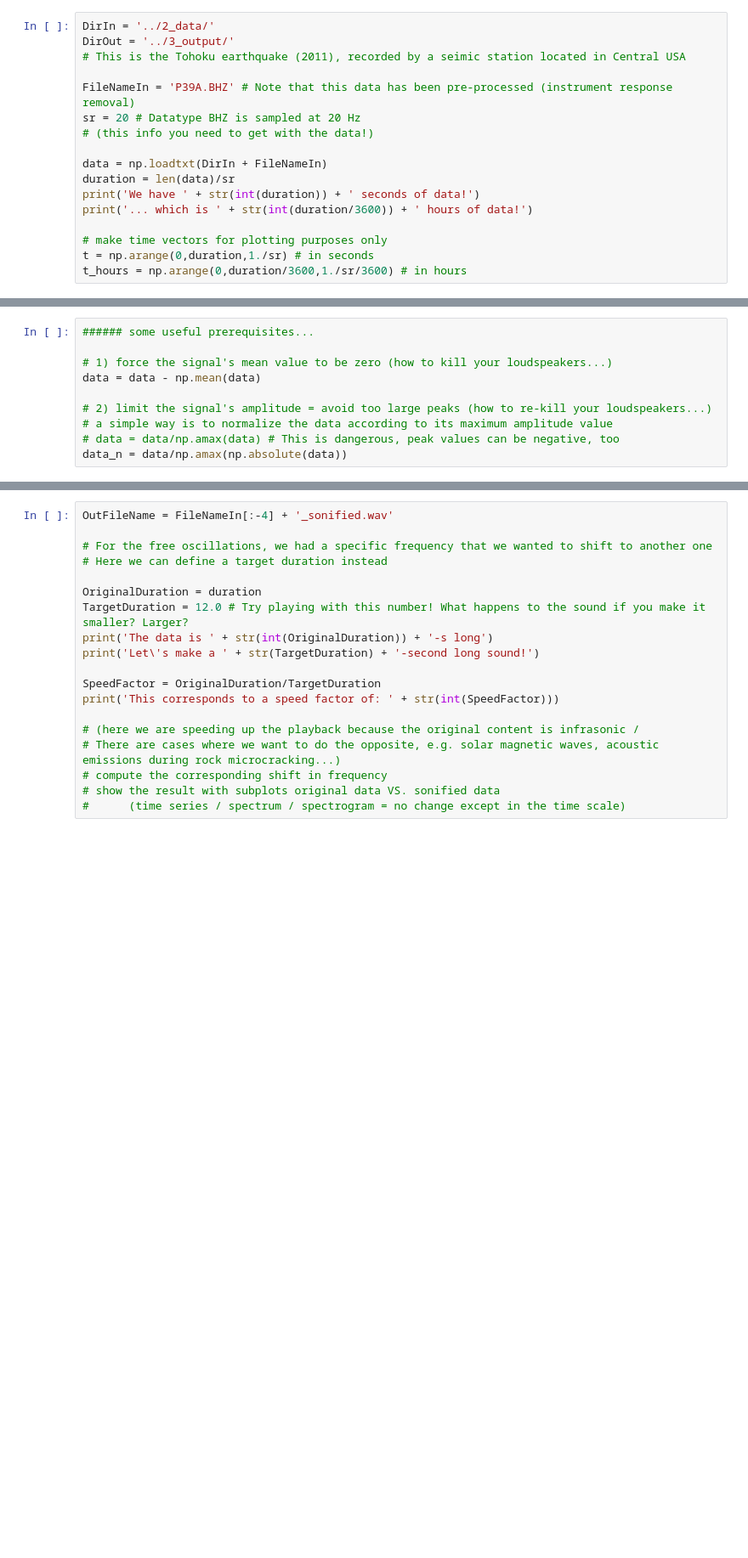
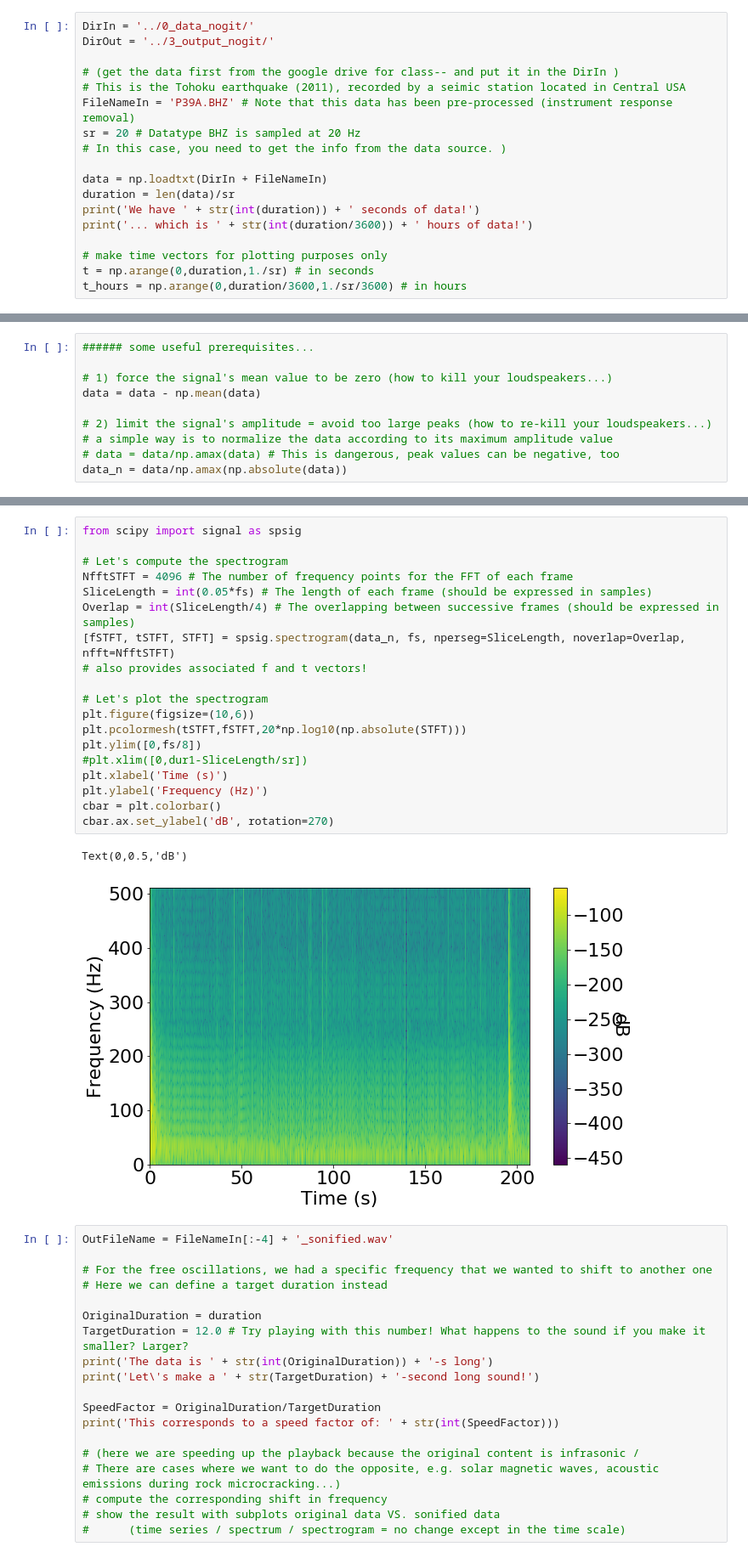
Before and after one commit to benholtzman/datamovies, a Jupyter notebook: 1_codes/s01_DirectSonification.ipynb, the cells around one changed output, grey strips where cells are left out. Shown at 85% size. Saved outputs shown, nothing was run; the diff lists cells and outputs as text; blank space fills up the shorter version.

```diff
--- a/1_codes/s01_DirectSonification.ipynb
+++ b/1_codes/s01_DirectSonification.ipynb
@@ -41,13 +41,14 @@ We take the example of seismic data... but they could be many other things, e.g.
 
 ## 1. Get the data (and in to python):
 # %%
-DirIn = '../2_data/'
-DirOut = '../3_output/'
+DirIn = '../0_data_nogit/'
+DirOut = '../3_output_nogit/'
+
+# (get the data first from the google drive for class-- and put it in the DirIn )
 # This is the Tohoku earthquake (2011), recorded by a seimic station located in Central USA
-
 FileNameIn = 'P39A.BHZ' # Note that this data has been pre-processed (instrument response removal)
 sr = 20 # Datatype BHZ is sampled at 20 Hz
-# (this info you need to get with the data!)
+# In this case, you need to get the info from the data source. )
 
 data = np.loadtxt(DirIn + FileNameIn)
 duration = len(data)/sr
@@ -120,6 +122,28 @@ plt.ylabel('Amplitude of seismic wave (dB)')
 plt.grid()
 # %% [output]
 [figure]
+# %%
+from scipy import signal as spsig
+
+# Let's compute the spectrogram
+NfftSTFT = 4096 # The number of frequency points for the FFT of each frame
+SliceLength = int(0.05*fs) # The length of each frame (should be expressed in samples)
+Overlap = int(SliceLength/4) # The overlapping between successive frames (should be expressed in samples)
+[fSTFT, tSTFT, STFT] = spsig.spectrogram(data_n, fs, nperseg=SliceLength, noverlap=Overlap, nfft=NfftSTFT)
+# also provides associated f and t vectors!
+
+# Let's plot the spectrogram
+plt.figure(figsize=(10,6))
+plt.pcolormesh(tSTFT,fSTFT,20*np.log10(np.absolute(STFT)))
+plt.ylim([0,fs/8])
+#plt.xlim([0,dur1-SliceLength/sr])
+plt.xlabel('Time (s)')
+plt.ylabel('Frequency (Hz)')
+cbar = plt.colorbar()
+cbar.ax.set_ylabel('dB', rotation=270)
+# %% [output]
+Text(0,0.5,'dB')
+[figure, added]
 # %%
 OutFileName = FileNameIn[:-4] + '_sonified.wav'
 
```
Also changed, not shown: parts of 17 cells of this notebook, 2 other files.
